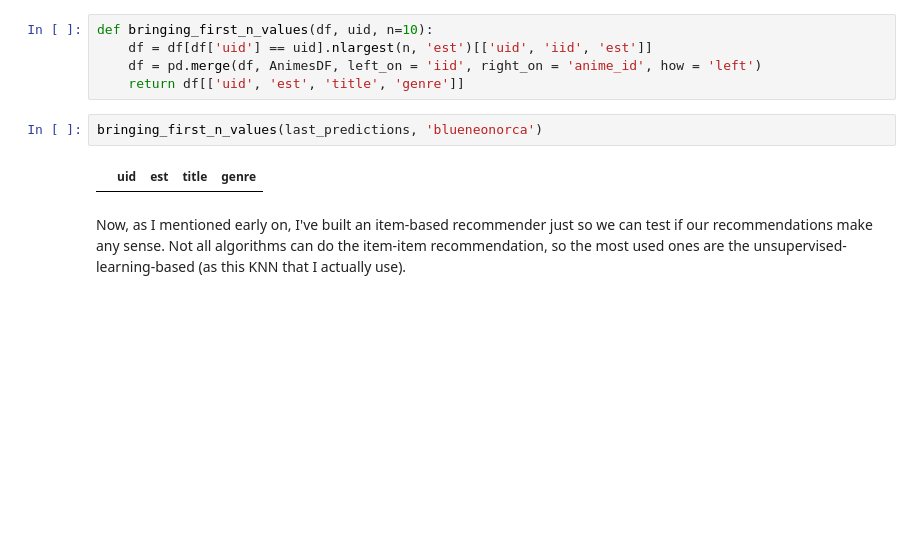
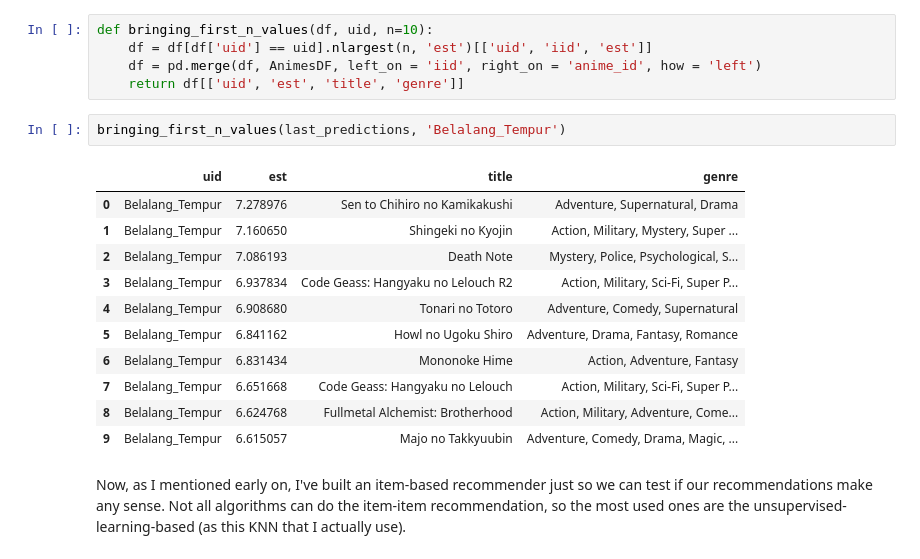
Before and after one commit to Martelloti/MyAnimeListRecSys, a Jupyter notebook: RecSys.ipynb, the cells around one changed output. Drawn from its saved outputs; the diff is of its cells as text; blank space fills up the shorter version.

```diff
--- a/RecSys.ipynb
+++ b/RecSys.ipynb
@@ -434,9 +434,19 @@ def bringing_first_n_values(df, uid, n=10):
     df = pd.merge(df, AnimesDF, left_on = 'iid', right_on = 'anime_id', how = 'left')
     return df[['uid', 'est', 'title', 'genre']]
 # %%
-bringing_first_n_values(last_predictions, 'blueneonorca')
+bringing_first_n_values(last_predictions, 'Belalang_Tempur')
 # %% [output]
 |  | uid | est | title | genre |
+| 0 | Belalang_Tempur | 7.278976 | Sen to Chihiro no Kamikakushi | Adventure, Supernatural, Drama |
+| 1 | Belalang_Tempur | 7.160650 | Shingeki no Kyojin | Action, Military, Mystery, Super ... |
+| 2 | Belalang_Tempur | 7.086193 | Death Note | Mystery, Police, Psychological, S... |
+| 3 | Belalang_Tempur | 6.937834 | Code Geass: Hangyaku no Lelouch R2 | Action, Military, Sci-Fi, Super P... |
+| 4 | Belalang_Tempur | 6.908680 | Tonari no Totoro | Adventure, Comedy, Supernatural |
+| 5 | Belalang_Tempur | 6.841162 | Howl no Ugoku Shiro | Adventure, Drama, Fantasy, Romance |
+| 6 | Belalang_Tempur | 6.831434 | Mononoke Hime | Action, Adventure, Fantasy |
+| 7 | Belalang_Tempur | 6.651668 | Code Geass: Hangyaku no Lelouch | Action, Military, Sci-Fi, Super P... |
+| 8 | Belalang_Tempur | 6.624768 | Fullmetal Alchemist: Brotherhood | Action, Military, Adventure, Come... |
+| 9 | Belalang_Tempur | 6.615057 | Majo no Takkyuubin | Adventure, Comedy, Drama, Magic, ... |
 # %% [markdown]
 Now, as I mentioned early on, I've built an item-based recommender just so we can test if our recommendations make any sense. Not all algorithms can do the item-item recommendation, so the most used ones are the unsupervised-learning-based (as this KNN that I actually use).
 # %%
```
Also changed, not shown: 1 other file.
